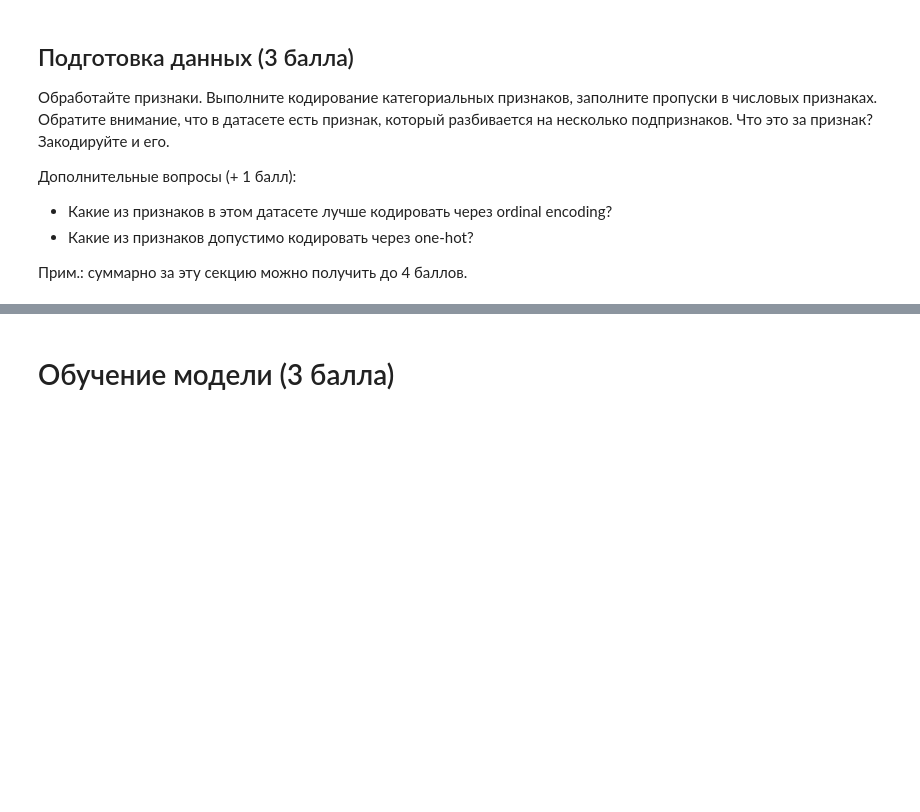
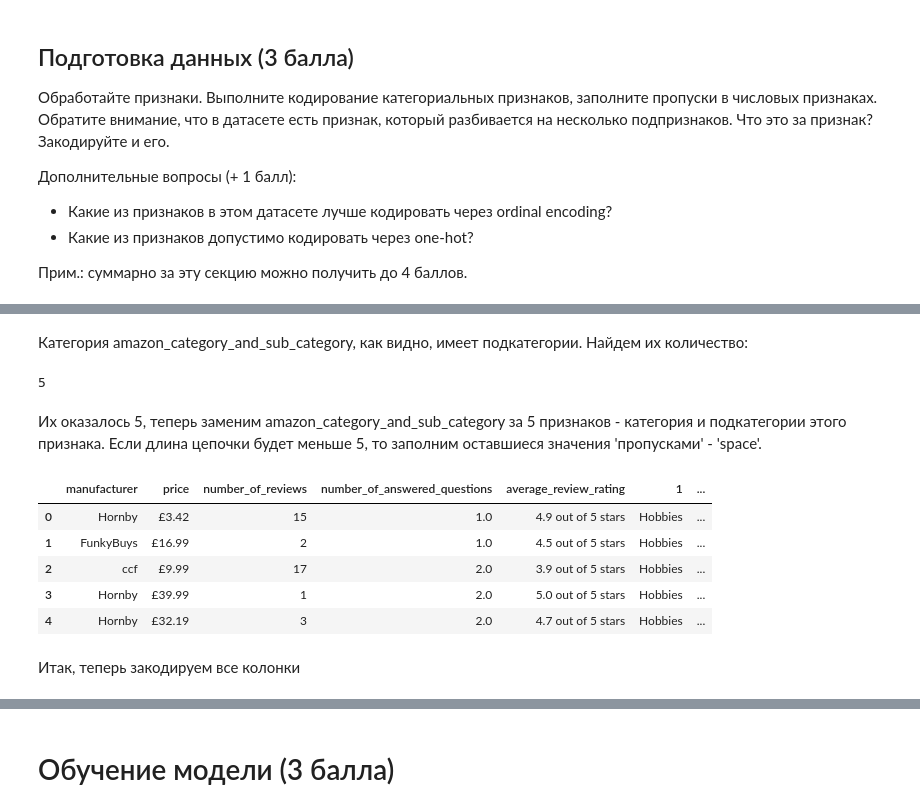
Before and after one commit to 16yo/ml_homework_23, a Jupyter notebook: 2 дз/Decision Trees_1.ipynb, the cells around one changed output, grey strips where cells are left out. Cells and saved outputs as stored; diff of their text form; code cells hidden in the pictures; blank space fills up the shorter version.

```diff
--- a/2 дз/Decision Trees_1.ipynb
+++ b/2 дз/Decision Trees_1.ipynb
@@ -45,3 +72,5 @@ NameError: name 'df' is not defined
+# %%
+df = df.drop(columns=['number_available_in_stock'])
 # %% [markdown]
 ## Подготовка данных (3 балла)
 
@@ -54,0 +118,50 @@ NameError: name 'df' is not defined
+# %% [markdown]
+Категория amazon_category_and_sub_category, как видно, имеет подкатегории. Найдем их количество:
+# %%
+l = 0
+for i in df.amazon_category_and_sub_category:
+    try:
+        l_ = len(i.split(' > '))
+        if l < l_:
+            l = l_
+    except:
+        continue
+
+print(l)
+# %% [output]
+5
+# %% [markdown]
+Их оказалось 5, теперь заменим amazon_category_and_sub_category за 5 признаков - категория и подкатегории этого признака. Если длина цепочки будет меньше 5, то заполним оставшиеся значения 'пропусками' - 'space'.
+# %%
+def categorize(s: str):
+    categories = []
+    try:
+        categories = s.split(' > ')
+    except:
+        pass
+    while len(categories) < 5:
+        categories.append(np.nan)
+
+    return categories
+
+subcategories = df.amazon_category_and_sub_category.apply(lambda v : categorize(v))
+df = df.drop(columns=['amazon_category_and_sub_category'])
+
+subcategories.value_counts()
+
+#subc_columns = pd.DataFrame(columns=['1', '2', '3', '4', '5'], index=df.index)
+
+for i in range(5):
+    df[str(i + 1)] = [sc[i] for sc in subcategories]
+
+
+df.head()
+# %% [output]
+|  | manufacturer | price | number_of_reviews | number_of_answered_questions | average_review_rating | 1 | ... |
+| 0 | Hornby | £3.42 | 15 | 1.0 | 4.9 out of 5 stars | Hobbies | ... |
+| 1 | FunkyBuys | £16.99 | 2 | 1.0 | 4.5 out of 5 stars | Hobbies | ... |
+| 2 | ccf | £9.99 | 17 | 2.0 | 3.9 out of 5 stars | Hobbies | ... |
+| 3 | Hornby | £39.99 | 1 | 2.0 | 5.0 out of 5 stars | Hobbies | ... |
+| 4 | Hornby | £32.19 | 3 | 2.0 | 4.7 out of 5 stars | Hobbies | ... |
+# %% [markdown]
+Итак, теперь закодируем все колонки
```
Also changed, not shown: parts of 32 cells of this notebook, 1 other file.
